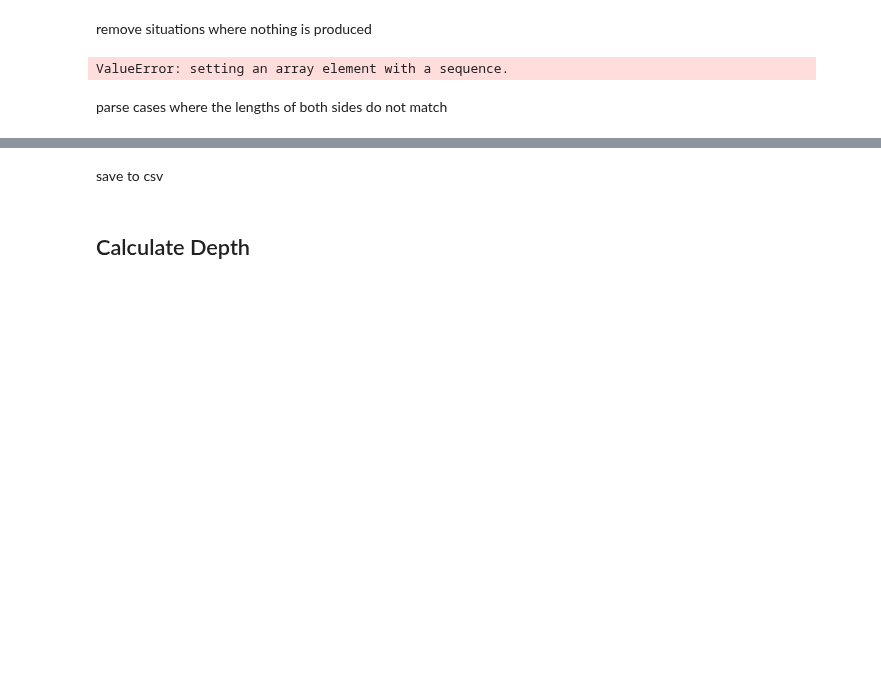
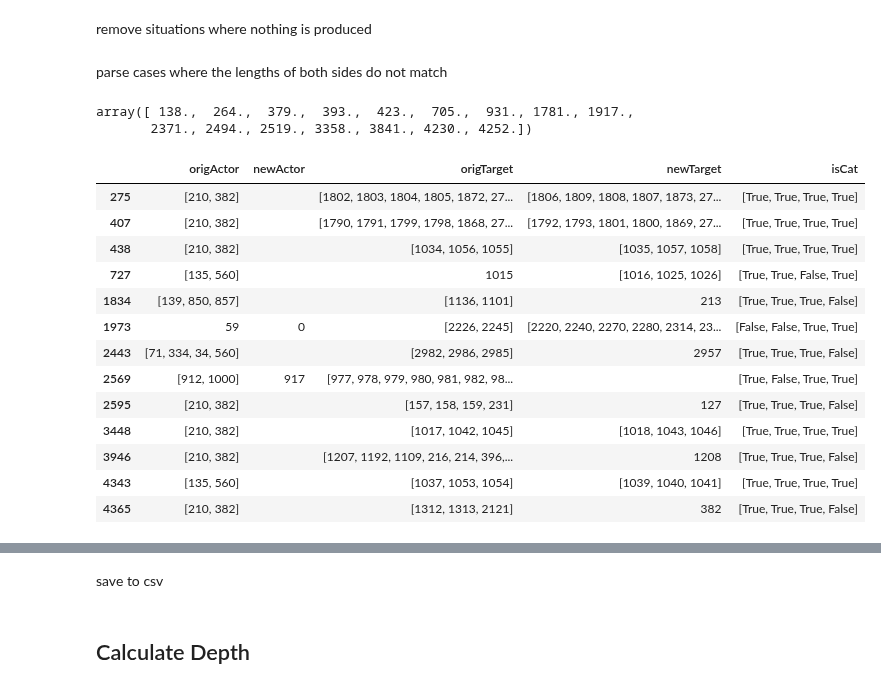
Before and after one commit to nataliavelez/OneHourOneLife, a Jupyter notebook: 3_technology/3_3_build_tech_tree.ipynb, the cells around one changed output, grey strips where cells are left out. Drawn from its saved outputs; the diff is of its cells as text; code cells hidden in the pictures; blank space fills up the shorter version.

```diff
--- a/3_technology/3_3_build_tech_tree.ipynb
+++ b/3_technology/3_3_build_tech_tree.ipynb
@@ -415,9 +425,8 @@ for i in range(0,len(mydf)):
     curr_line = mydf.iloc[i]
     target_columns = []
     for j in ['origActor','origTarget','newActor','newTarget']:
-        if (type(curr_line[j]) is list):
-            if len(curr_line[j]):
-                target_columns = np.append(target_columns,j)
+        if type(curr_line[j]) is list:
+            target_columns = np.append(target_columns,j)
 
     #nothing in the equation has a category id
     if (len(target_columns) == 0):
@@ -460,16 +477,34 @@ for _,row in newdf.iterrows():
             print(row)
 # %%
 newdf = newdf[trans_keys]
-newdf = newdf.astype('int32')
-newdf.query('(newActor != "") or (newTarget != "")')
+# newdf = newdf.astype('int32')
+newdf = newdf.query('(newActor != "") or (newTarget != "")')
-# %% [output]
-ValueError: setting an array element with a sequence.
 # %% [markdown]
 parse cases where the lengths of both sides do not match
+# %%
+edge_cases
+# %% [output]
+array([ 138.,  264.,  379.,  393.,  423.,  705.,  931., 1781., 1917.,
+       2371., 2494., 2519., 3358., 3841., 4230., 4252.])
 # %%
-edge = tech_tree_newdf.iloc[edge_cases].copy()
+edge = tech_tree_df.iloc[edge_cases].copy()
 edge = edge.query('newTarget != 1947') #ignore the cards for now
 edge
+# %% [output]
+|  | origActor | newActor | origTarget | newTarget | isCat |
+| 275 | [210, 382] |  | [1802, 1803, 1804, 1805, 1872, 27... | [1806, 1809, 1808, 1807, 1873, 27... | [True, True, True, True] |
+| 407 | [210, 382] |  | [1790, 1791, 1799, 1798, 1868, 27... | [1792, 1793, 1801, 1800, 1869, 27... | [True, True, True, True] |
+| 438 | [210, 382] |  | [1034, 1056, 1055] | [1035, 1057, 1058] | [True, True, True, True] |
+| 727 | [135, 560] |  | 1015 | [1016, 1025, 1026] | [True, True, False, True] |
+| 1834 | [139, 850, 857] |  | [1136, 1101] | 213 | [True, True, True, False] |
+| 1973 | 59 | 0 | [2226, 2245] | [2220, 2240, 2270, 2280, 2314, 23... | [False, False, True, True] |
+| 2443 | [71, 334, 34, 560] |  | [2982, 2986, 2985] | 2957 | [True, True, True, False] |
+| 2569 | [912, 1000] | 917 | [977, 978, 979, 980, 981, 982, 98... |  | [True, False, True, True] |
+| 2595 | [210, 382] |  | [157, 158, 159, 231] | 127 | [True, True, True, False] |
+| 3448 | [210, 382] |  | [1017, 1042, 1045] | [1018, 1043, 1046] | [True, True, True, True] |
+| 3946 | [210, 382] |  | [1207, 1192, 1109, 216, 214, 396,... | 1208 | [True, True, True, False] |
+| 4343 | [135, 560] |  | [1037, 1053, 1054] | [1039, 1040, 1041] | [True, True, True, True] |
+| 4365 | [210, 382] |  | [1312, 1313, 2121] | 382 | [True, True, True, False] |
 # %%
 cols = ['origActor','origTarget','newActor','newTarget']
 edge_df = pd.DataFrame(columns = cols)
```
Also changed, not shown: parts of 29 cells of this notebook.
